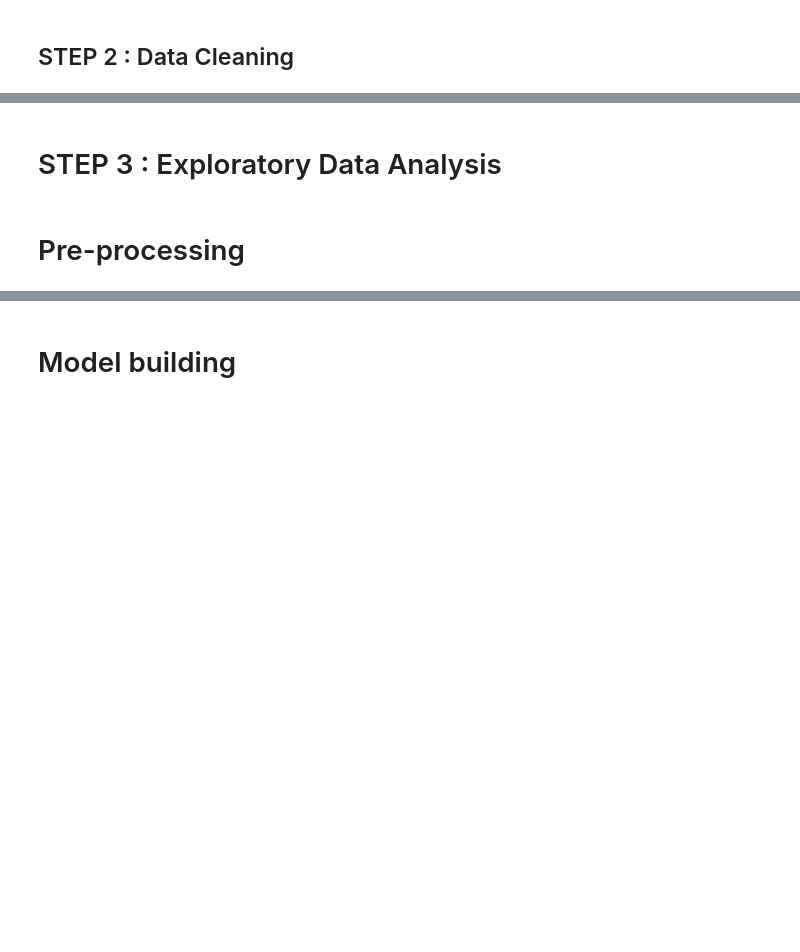
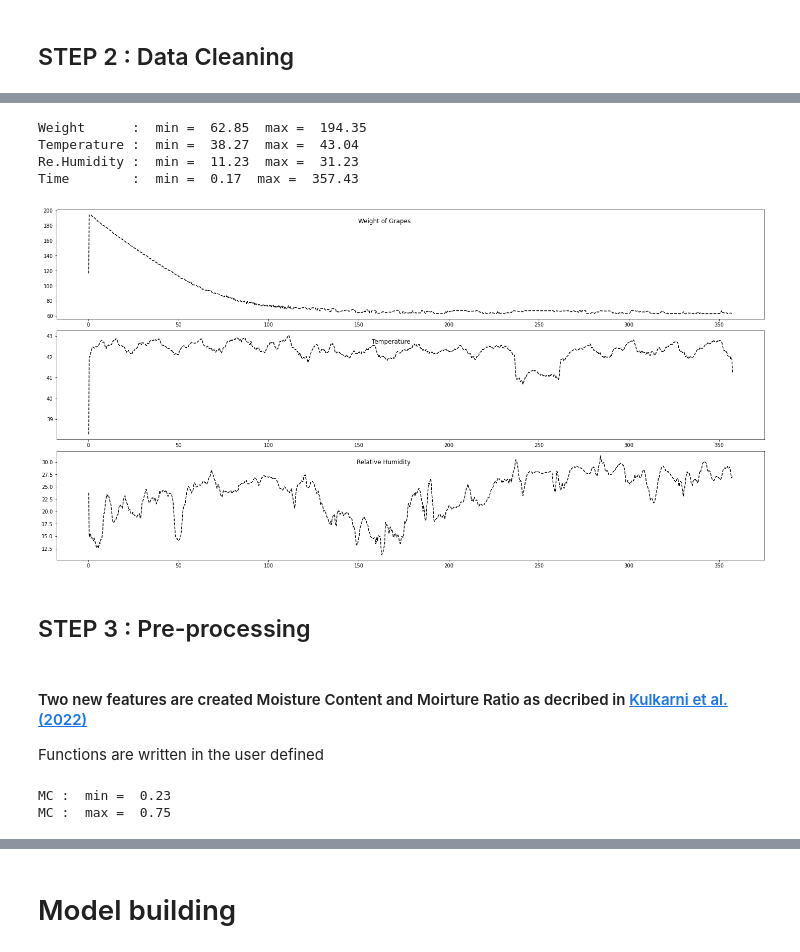
Before and after one commit to ameyak2310/DryingProcessRate_Predictor, a Jupyter notebook: TimeSeriesAnalysis.ipynb, the cells around one changed output, grey strips where cells are left out. Cells and saved outputs as stored; diff of their text form; code cells hidden in the pictures; blank space fills up the shorter version.

Commit message:
genMCMR

```diff
--- a/TimeSeriesAnalysis.ipynb
+++ b/TimeSeriesAnalysis.ipynb
@@ -149,5 +151,13 @@ ax = axs[2]; ax.set_title('Relative Humidity', loc='right', y=0.85, x=0.5, fonts
 # %%
 # Data Cleaning, preprocessing
-nset   = 100 #/6
+nset   = 120/6
 tRed   = dc.clean(frame["t"],6*nset);
+wRed   = dc.clean(frame["W"],6*nset);         print("Weight      :  min = ", round(min(wRed),2)," max = ", round(max(wRed),2))
+TRed   = dc.clean(frame["T_center"],6*nset);  print("Temperature :  min = ", round(min(TRed),2)," max = ", round(max(TRed),2))
+HRed   = dc.clean(frame["RH_center"],6*nset); print("Re.Humidity :  min = ", round(min(HRed),2)," max = ", round(max(HRed),2))
 print("Time        :  min = ", round(min(tRed),2)," max = ", round(max(tRed),2))
+# %% [output]
+Weight      :  min =  62.85  max =  194.35
+Temperature :  min =  38.27  max =  43.04
+Re.Humidity :  min =  11.23  max =  31.23
+Time        :  min =  0.17  max =  357.43
@@ -159,4 +164,13 @@ HRed   = dc.clean(frame["RH_center"],6*nset); print("Re.Humidity :  min = ", rou
-# %% [markdown]
-# STEP 3 : Exploratory Data Analysis
+# %%
+fig, axs = plt.subplots(3, 1, figsize=(20, 10), constrained_layout=True)
+axs[0].plot(tRed, wRed, 'k--',);
+axs[1].plot(tRed, TRed, 'k--',);
+axs[2].plot(tRed, HRed, 'k--',);
+
+ax = axs[0]; ax.set_title('Weight of Grapes', loc='right', y=0.85, x=0.5, fontsize='large');
+ax = axs[1]; ax.set_title('Temperature', loc='right', y=0.85, x=0.5, fontsize='large');
+ax = axs[2]; ax.set_title('Relative Humidity', loc='right', y=0.85, x=0.5, fontsize='large');
+# %% [output]
+[figure, added]
 # %% [markdown]
-# Pre-processing
+## STEP 3 : Pre-processing
@@ -162,0 +182,10 @@ HRed   = dc.clean(frame["RH_center"],6*nset); print("Re.Humidity :  min = ", rou
+# %% [markdown]
+#### Two new features are created Moisture Content and Moirture Ratio as decribed in [Kulkarni et al. (2022)](https://onlinelibrary.wiley.com/doi/epdf/10.1002/cjce.24514)
+Functions are written in the user defined
+# %%
+MC, MR = dc.genMCMR(wRed, exp, exDM);
+print("MC :  min = ", round(min(MC),2),)
+print("MC :  max = ", round(max(MC),2),)
+# %% [output]
+MC :  min =  0.23
+MC :  max =  0.75
```
Also changed, not shown: parts of 17 cells of this notebook, 1 other file.
